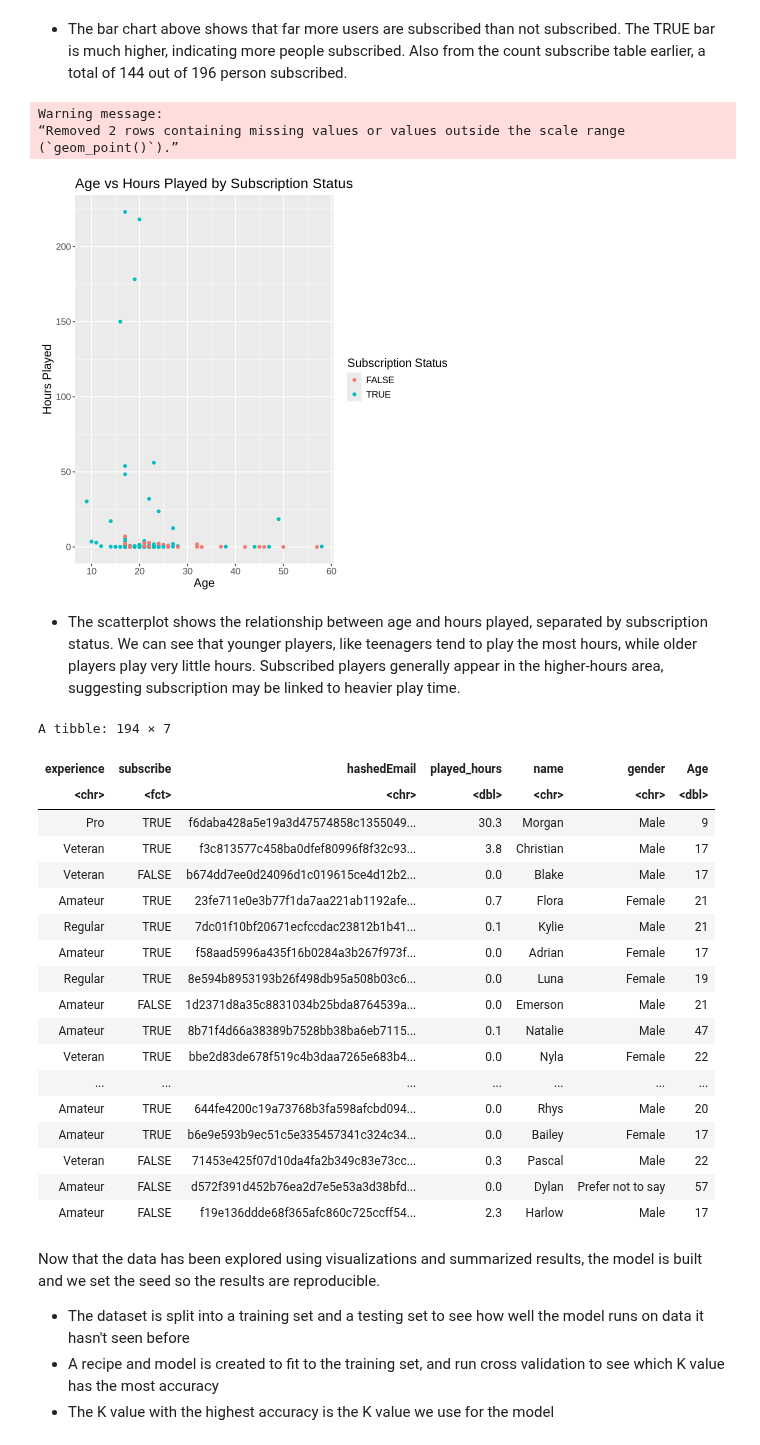
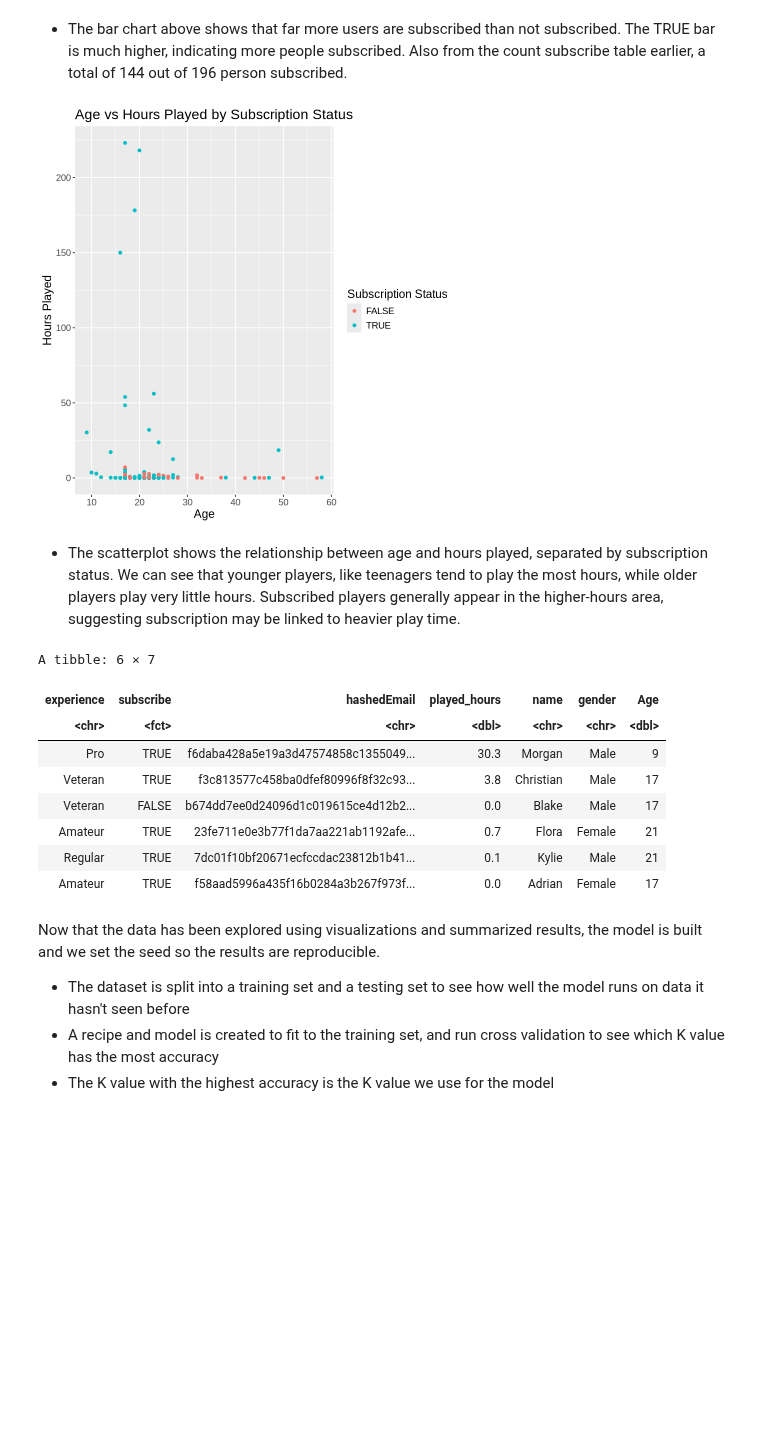
Before and after one commit to saisriman2004/DSCI_V-100-Group-Project, a Jupyter notebook: ProjectFinalReport.ipynb, the cells around one changed output. Drawn from its saved outputs; the diff is of its cells as text; code cells hidden in the pictures; blank space fills up the shorter version.

```diff
--- a/ProjectFinalReport.ipynb
+++ b/ProjectFinalReport.ipynb
@@ -38,7 +20,7 @@ library(tidymodels)
 # %% [markdown]
 The data set `players` can be viewed below:
 # %%
-players_data <- read_csv("players.csv")
+players_data <- read_csv("https://raw.githubusercontent.com/saisriman2004/DSCI_V-100-Group-Project/refs/heads/main/players.csv")
 players_data
 # %% [output]
 Rows: 196 Columns: 7
@@ -177,7 +150,7 @@ theme(text = element_text(size = 14))
 # %% [markdown]
 - The bar chart above shows that far more users are subscribed than not subscribed. The TRUE bar is much higher, indicating more people subscribed. Also from the count subscribe table earlier, a total of 144 out of 196 person subscribed.
 # %%
-players |>
+players_data_cleaned |>
   ggplot(aes(x = Age, y = played_hours, color = subscribe)) +
   geom_point() +
   labs(
@@ -188,9 +161,6 @@ players |>
   )+
  theme(text = element_text(size = 14))
 # %% [output]
-Warning message:
-“Removed 2 rows containing missing values or values outside the scale range
-(`geom_point()`).”
 [figure]
 # %% [markdown]
 - The scatterplot shows the relationship between age and hours played, separated by subscription status. We can see that younger players, like teenagers tend to play the most hours, while older players play very little hours. Subscribed players generally appear in the higher-hours area, suggesting subscription may be linked to heavier play time.
@@ -199,27 +169,17 @@ players_data_cleaned<-players_data|>
         drop_na(Age, played_hours, subscribe) |>
           mutate(subscribe = as_factor(subscribe))
 # %%
-players_data_cleaned
+head(players_data_cleaned)
 # %% [output]
-A tibble: 194 × 7
+A tibble: 6 × 7
 | experience | subscribe | hashedEmail | played_hours | name | gender | Age |
 | <chr> | <fct> | <chr> | <dbl> | <chr> | <chr> | <dbl> |
 | Pro | TRUE | f6daba428a5e19a3d47574858c1355049... | 30.3 | Morgan | Male | 9 |
 | Veteran | TRUE | f3c813577c458ba0dfef80996f8f32c93... | 3.8 | Christian | Male | 17 |
 | Veteran | FALSE | b674dd7ee0d24096d1c019615ce4d12b2... | 0.0 | Blake | Male | 17 |
 | Amateur | TRUE | 23fe711e0e3b77f1da7aa221ab1192afe... | 0.7 | Flora | Female | 21 |
 | Regular | TRUE | 7dc01f10bf20671ecfccdac23812b1b41... | 0.1 | Kylie | Male | 21 |
 | Amateur | TRUE | f58aad5996a435f16b0284a3b267f973f... | 0.0 | Adrian | Female | 17 |
-| Regular | TRUE | 8e594b8953193b26f498db95a508b03c6... | 0.0 | Luna | Female | 19 |
-| Amateur | FALSE | 1d2371d8a35c8831034b25bda8764539a... | 0.0 | Emerson | Male | 21 |
-| Amateur | TRUE | 8b71f4d66a38389b7528bb38ba6eb7115... | 0.1 | Natalie | Male | 47 |
-| Veteran | TRUE | bbe2d83de678f519c4b3daa7265e683b4... | 0.0 | Nyla | Female | 22 |
-| ... | ... | ... | ... | ... | ... | ... |
-| Amateur | TRUE | 644fe4200c19a73768b3fa598afcbd094... | 0.0 | Rhys | Male | 20 |
-| Amateur | TRUE | b6e9e593b9ec51c5e335457341c324c34... | 0.0 | Bailey | Female | 17 |
-| Veteran | FALSE | 71453e425f07d10da4fa2b349c83e73cc... | 0.3 | Pascal | Male | 22 |
-| Amateur | FALSE | d572f391d452b76ea2d7e5e53a3d38bfd... | 0.0 | Dylan | Prefer not to say | 57 |
-| Amateur | FALSE | f19e136ddde68f365afc860c725ccff54... | 2.3 | Harlow | Male | 17 |
 # %% [markdown]
 Now that the data has been explored using visualizations and summarized results, the model is built and we set the seed so the results are reproducible.
 - The dataset is split into a training set and a testing set to see how well the model runs on data it hasn't seen before
```
Also changed, not shown: parts of 16 cells of this notebook.
